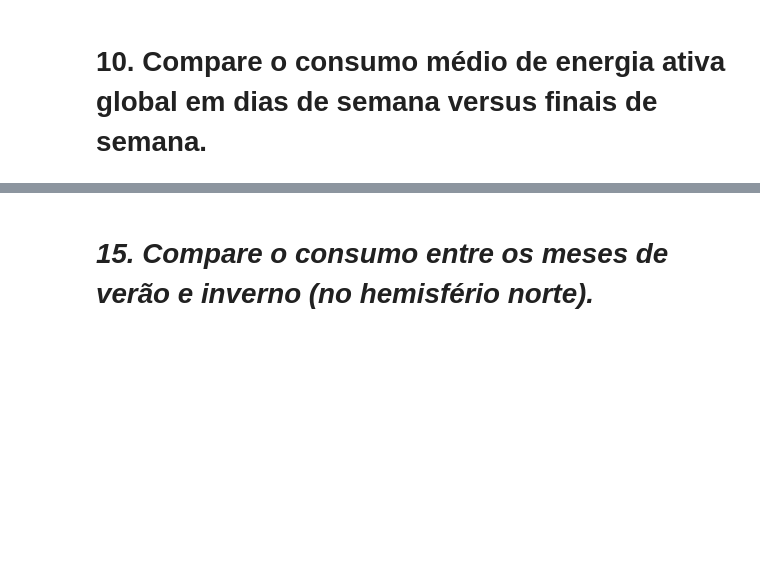
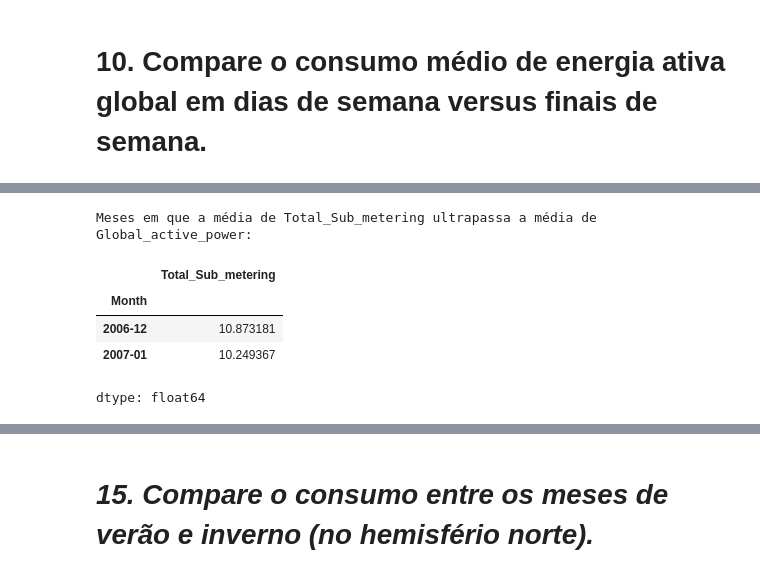
Before and after one commit to PedroH-07/Checkpoint1-SERS, a Jupyter notebook: CP01_SERS.ipynb, the cells around one changed output, grey strips where cells are left out. Saved outputs shown, nothing was run; the diff lists cells and outputs as text; code cells hidden in the pictures; blank space fills up the shorter version.

```diff
--- a/CP01_SERS.ipynb
+++ b/CP01_SERS.ipynb
@@ -93,0 +193,18 @@ display(average_power_by_daytype)
+# %%
+monthly_avg_total_sub = df.groupby('Month')['Total_Sub_metering'].mean()
+monthly_avg_global_power = df.groupby('Month')['Global_active_power'].mean()
+
+months_exceeding_avg = monthly_avg_total_sub[monthly_avg_total_sub > monthly_avg_global_power]
+
+if not months_exceeding_avg.empty:
+    print("Meses em que a média de Total_Sub_metering ultrapassa a média de Global_active_power:")
+    display(months_exceeding_avg)
+else:
+    print("Não há meses em que a média de Total_Sub_metering ultrapassa a média de Global_active_power.")
+# %% [output]
+Meses em que a média de Total_Sub_metering ultrapassa a média de Global_active_power:
+|  | Total_Sub_metering |
+| Month |  |
+| 2006-12 | 10.873181 |
+| 2007-01 | 10.249367 |
+dtype: float64
```
Also changed, not shown: parts of 67 cells of this notebook.
